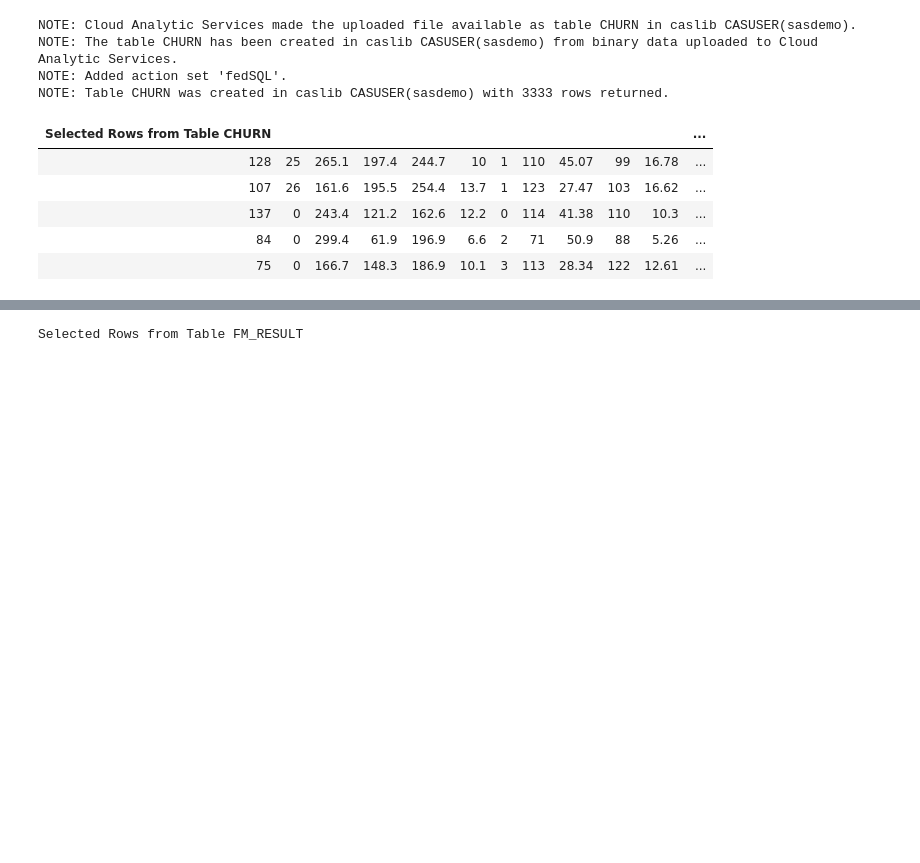
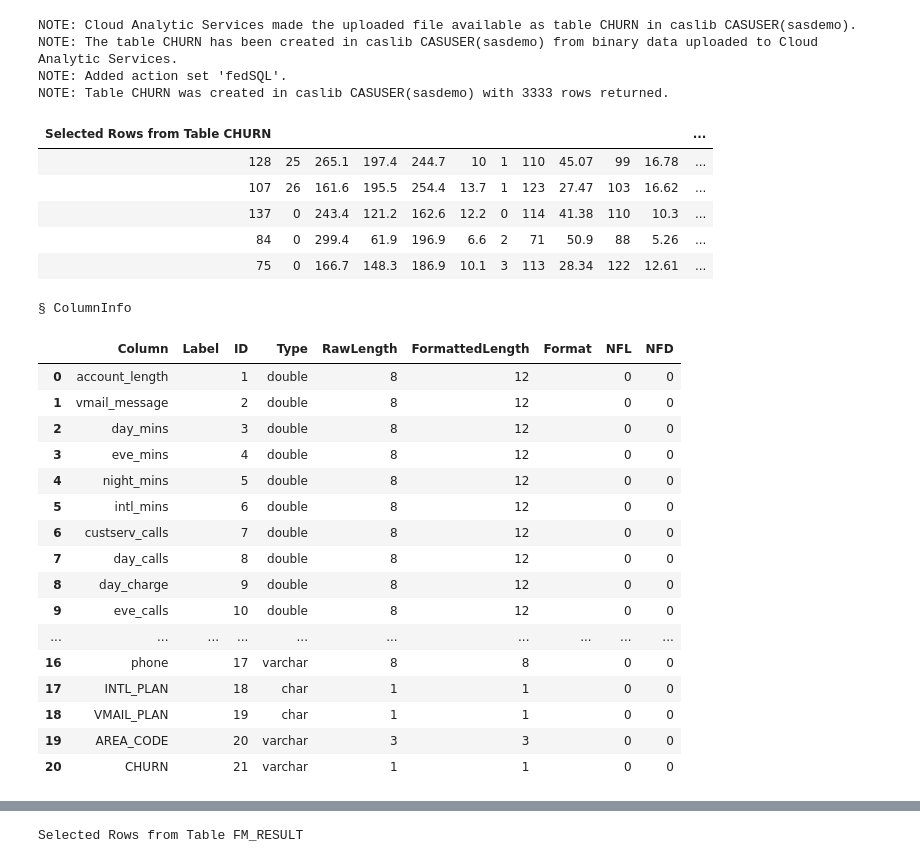
Before and after one commit to datasciencemonkey/autoML-airflow-containers, a Jupyter notebook: autoMLonContainers.ipynb, the cells around one changed output, grey strips where cells are left out. Drawn from its saved outputs; the diff is of its cells as text; code cells hidden in the pictures; blank space fills up the shorter version.

```diff
--- a/autoMLonContainers.ipynb
+++ b/autoMLonContainers.ipynb
@@ -120,3 +117,24 @@ effect_vars={'area_code','account_length', 'custserv_calls', 'day_calls', 'day_c
              'day_mins', 'eve_calls','eve_charge', 'eve_mins', 'intl_calls',
              'intl_charge', 'intl_mins', 'intl_plan','night_calls','night_charge',
              'night_mins', 'vmail_message', 'vmail_plan'}
+# %%
+out.columninfo()
+# %% [output]
+§ ColumnInfo
+|  | Column | Label | ID | Type | RawLength | FormattedLength | Format | NFL | NFD |
+| 0 | account_length |  | 1 | double | 8 | 12 |  | 0 | 0 |
+| 1 | vmail_message |  | 2 | double | 8 | 12 |  | 0 | 0 |
+| 2 | day_mins |  | 3 | double | 8 | 12 |  | 0 | 0 |
+| 3 | eve_mins |  | 4 | double | 8 | 12 |  | 0 | 0 |
+| 4 | night_mins |  | 5 | double | 8 | 12 |  | 0 | 0 |
+| 5 | intl_mins |  | 6 | double | 8 | 12 |  | 0 | 0 |
+| 6 | custserv_calls |  | 7 | double | 8 | 12 |  | 0 | 0 |
+| 7 | day_calls |  | 8 | double | 8 | 12 |  | 0 | 0 |
+| 8 | day_charge |  | 9 | double | 8 | 12 |  | 0 | 0 |
+| 9 | eve_calls |  | 10 | double | 8 | 12 |  | 0 | 0 |
+| ... | ... | ... | ... | ... | ... | ... | ... | ... | ... |
+| 16 | phone |  | 17 | varchar | 8 | 8 |  | 0 | 0 |
+| 17 | INTL_PLAN |  | 18 | char | 1 | 1 |  | 0 | 0 |
+| 18 | VMAIL_PLAN |  | 19 | char | 1 | 1 |  | 0 | 0 |
+| 19 | AREA_CODE |  | 20 | varchar | 3 | 3 |  | 0 | 0 |
+| 20 | CHURN |  | 21 | varchar | 1 | 1 |  | 0 | 0 |
```
Also changed, not shown: parts of 17 cells of this notebook, 10 other files.
